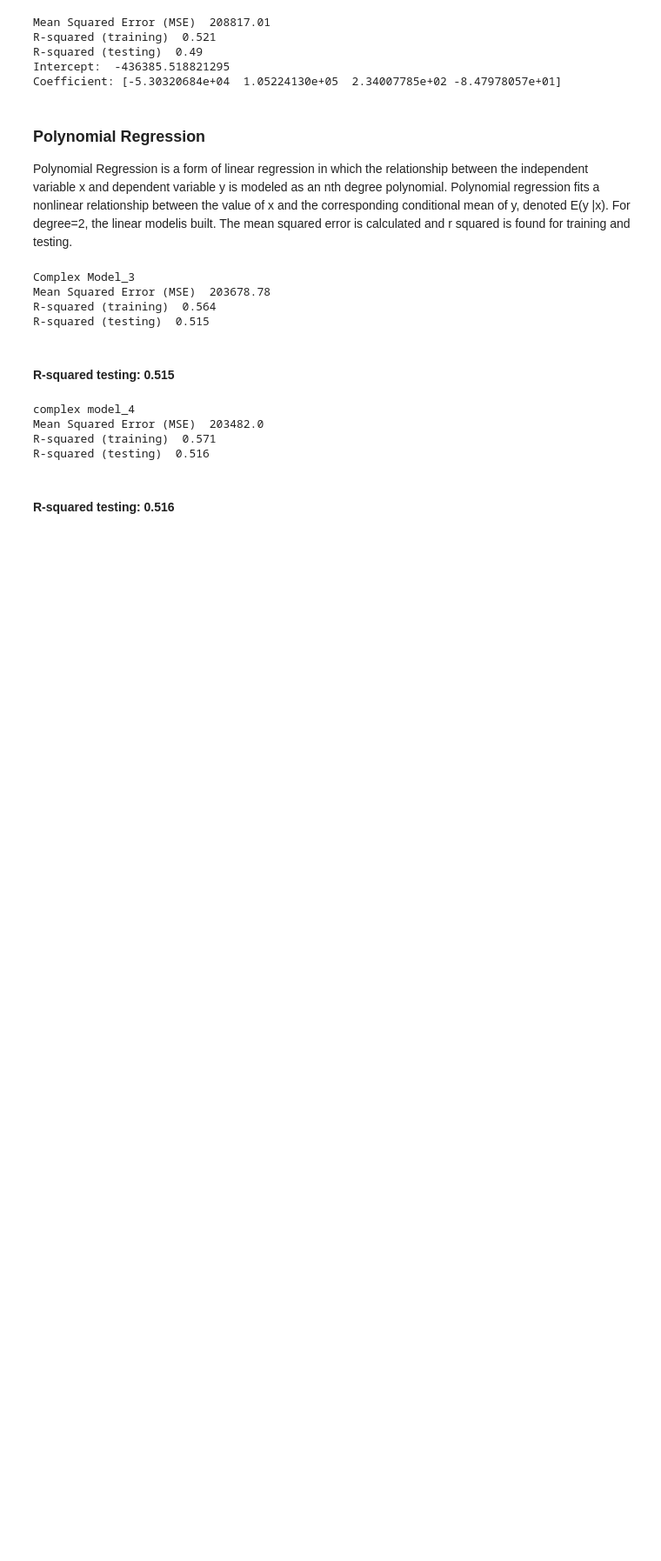
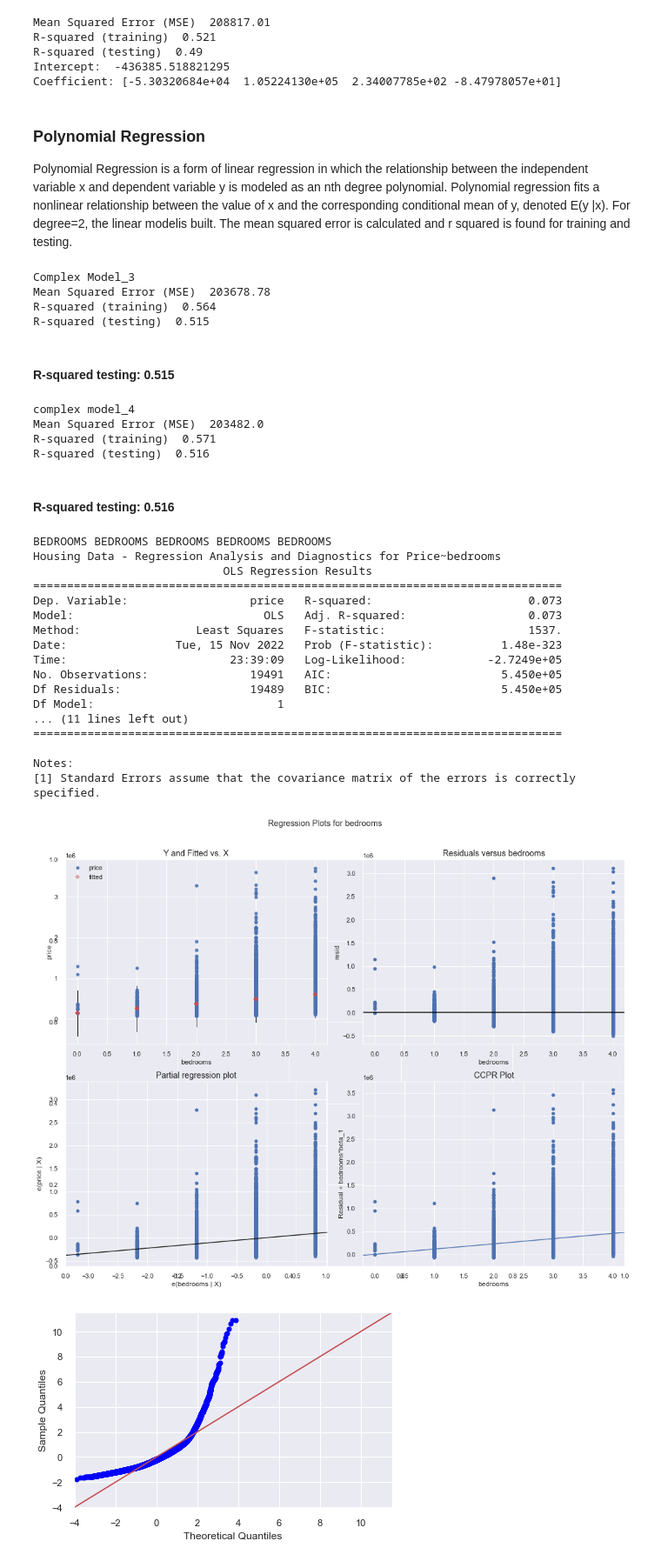
Before and after one commit to olaidekashimawo/King-County-House-Sales, a Jupyter notebook: H_Sale.ipynb, the cells around one changed output. Shown at 87% size. Saved outputs shown, nothing was run; the diff lists cells and outputs as text; code cells hidden in the pictures; blank space fills up the shorter version.

Commit message:
KC_House_Sales

```diff
--- a/H_Sale.ipynb
+++ b/H_Sale.ipynb
@@ -692,3 +700,55 @@ R-squared (training)  0.571
 R-squared (testing)  0.516
 # %% [markdown]
 #### R-squared testing: 0.516
+# %%
+#Lets look at some regressions for all of my chosen columns
+
+# import libraries
+import statsmodels.api as sm
+import statsmodels.formula.api as smf
+import scipy.stats as stats
+import statsmodels.stats.api as sms
+
+# I don't need to see regression analysis for all of my variables
+cols = [ 'bedrooms','sqft_above', 'grade','sqft_living',]
+
+results = []
+for idx, column in enumerate(cols):
+
+    print((column.upper() + " ") * 5)
+    print (f"Housing Data - Regression Analysis and Diagnostics for Price~{column}")
+
+    f = f'price~{column}'  # create my model formula
+    model = smf.ols(formula=f, data=H_Sales).fit()  # fit the model
+    print(model.summary())
+
+    fig, axes = plt.subplots(figsize=(15,12))
+    fig = sm.graphics.plot_regress_exog(model, column, fig=fig)
+    fig = sm.graphics.qqplot(model.resid, dist=stats.norm, line='45', fit=True)
+    fig.tight_layout()
+    plt.show()
+
+    results.append([column, model.rsquared, model.params[0], model.params[1], model.pvalues[1], sms.jarque_bera(model.resid)[0]])
+
+result_df = pd.DataFrame(results, columns=['ind_var', 'r_squared', 'intercept', 'slope', 'p-value', 'normality (JB)' ])
+result_df.sort_values(by='r_squared')
+# %% [output]
+BEDROOMS BEDROOMS BEDROOMS BEDROOMS BEDROOMS
+Housing Data - Regression Analysis and Diagnostics for Price~bedrooms
+                            OLS Regression Results
+==============================================================================
+Dep. Variable:                  price   R-squared:                       0.073
+Model:                            OLS   Adj. R-squared:                  0.073
+Method:                 Least Squares   F-statistic:                     1537.
+Date:                Tue, 15 Nov 2022   Prob (F-statistic):          1.48e-323
+Time:                        23:39:09   Log-Likelihood:            -2.7249e+05
+No. Observations:               19491   AIC:                         5.450e+05
+Df Residuals:                   19489   BIC:                         5.450e+05
+Df Model:                           1
+... (11 lines left out)
+==============================================================================
+
+Notes:
+[1] Standard Errors assume that the covariance matrix of the errors is correctly specified.
+[figure, added]
+[figure, added]
```
Also changed, not shown: parts of 7 cells of this notebook.
